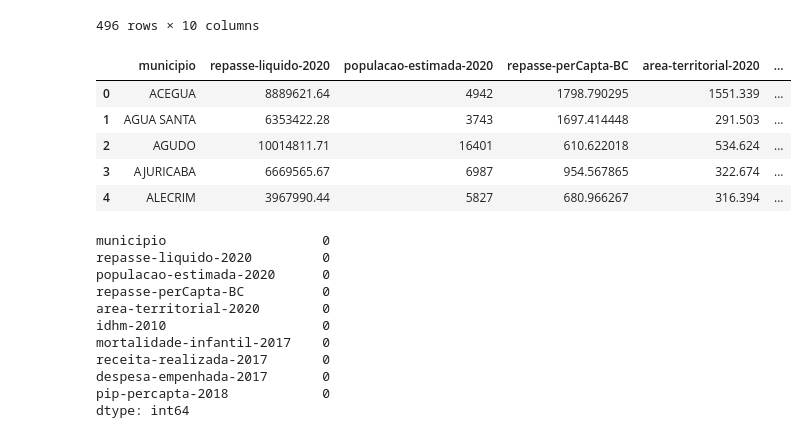
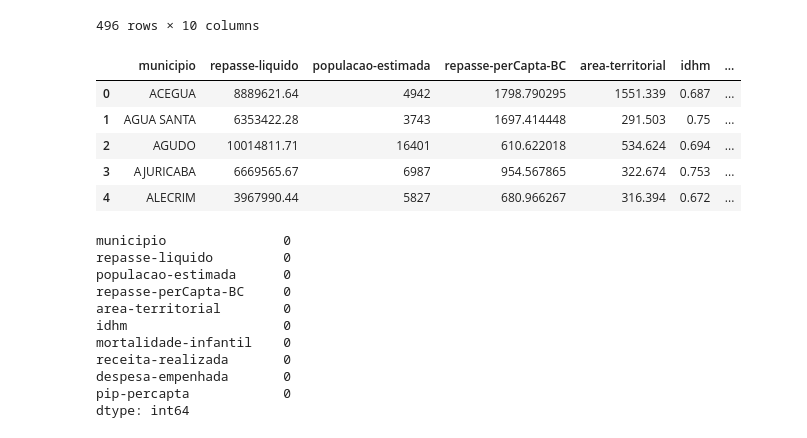
Before and after one commit to ProjectToDesenv/PosGraduacao2021-algorithms-DSM4, a Jupyter notebook: Tributacao_ICMS_RS.ipynb, the cells around one changed output. Cells and saved outputs as stored; diff of their text form; code cells hidden in the pictures.

```diff
--- a/Tributacao_ICMS_RS.ipynb
+++ b/Tributacao_ICMS_RS.ipynb
@@ -34,29 +38,29 @@ data
 | 495 | XANGRI-LA | 1649113.17 | 16775 | 98.307790 | 60.799 | 0.735 | 3.48 | 1.137331e+08 | ... |
 496 rows × 10 columns
 # %%
-cols = ['municipio', 'repasse-liquido-2020', 'populacao-estimada-2020', 'repasse-perCapta-BC', 'area-territorial-2020', 'idhm-2010', 'mortalidade-infantil-2017','receita-realizada-2017', 'despesa-empenhada-2017', 'pip-percapta-2018']
+cols = ['municipio', 'repasse-liquido', 'populacao-estimada', 'repasse-perCapta-BC', 'area-territorial', 'idhm', 'mortalidade-infantil','receita-realizada', 'despesa-empenhada', 'pip-percapta']
 
 data = pd.read_csv(r"C:\Repository\Data\Cruzamento_TE_IBGE_Alterado.csv", names=cols)
 data.head()
 # %% [output]
-|  | municipio | repasse-liquido-2020 | populacao-estimada-2020 | repasse-perCapta-BC | area-territorial-2020 | ... |
-| 0 | ACEGUA | 8889621.64 | 4942 | 1798.790295 | 1551.339 | ... |
-| 1 | AGUA SANTA | 6353422.28 | 3743 | 1697.414448 | 291.503 | ... |
-| 2 | AGUDO | 10014811.71 | 16401 | 610.622018 | 534.624 | ... |
-| 3 | AJURICABA | 6669565.67 | 6987 | 954.567865 | 322.674 | ... |
-| 4 | ALECRIM | 3967990.44 | 5827 | 680.966267 | 316.394 | ... |
+|  | municipio | repasse-liquido | populacao-estimada | repasse-perCapta-BC | area-territorial | idhm | ... |
+| 0 | ACEGUA | 8889621.64 | 4942 | 1798.790295 | 1551.339 | 0.687 | ... |
+| 1 | AGUA SANTA | 6353422.28 | 3743 | 1697.414448 | 291.503 | 0.75 | ... |
+| 2 | AGUDO | 10014811.71 | 16401 | 610.622018 | 534.624 | 0.694 | ... |
+| 3 | AJURICABA | 6669565.67 | 6987 | 954.567865 | 322.674 | 0.753 | ... |
+| 4 | ALECRIM | 3967990.44 | 5827 | 680.966267 | 316.394 | 0.672 | ... |
 # %%
 #Verifica se existe algum registro null
 data.isnull().sum()
 # %% [output]
-municipio                    0
-repasse-liquido-2020         0
-populacao-estimada-2020      0
-repasse-perCapta-BC          0
-area-territorial-2020        0
-idhm-2010                    0
-mortalidade-infantil-2017    0
-receita-realizada-2017       0
-despesa-empenhada-2017       0
-pip-percapta-2018            0
+municipio               0
+repasse-liquido         0
+populacao-estimada      0
+repasse-perCapta-BC     0
+area-territorial        0
+idhm                    0
+mortalidade-infantil    0
+receita-realizada       0
+despesa-empenhada       0
+pip-percapta            0
 dtype: int64
```
Also changed, not shown: parts of 3 cells of this notebook.
